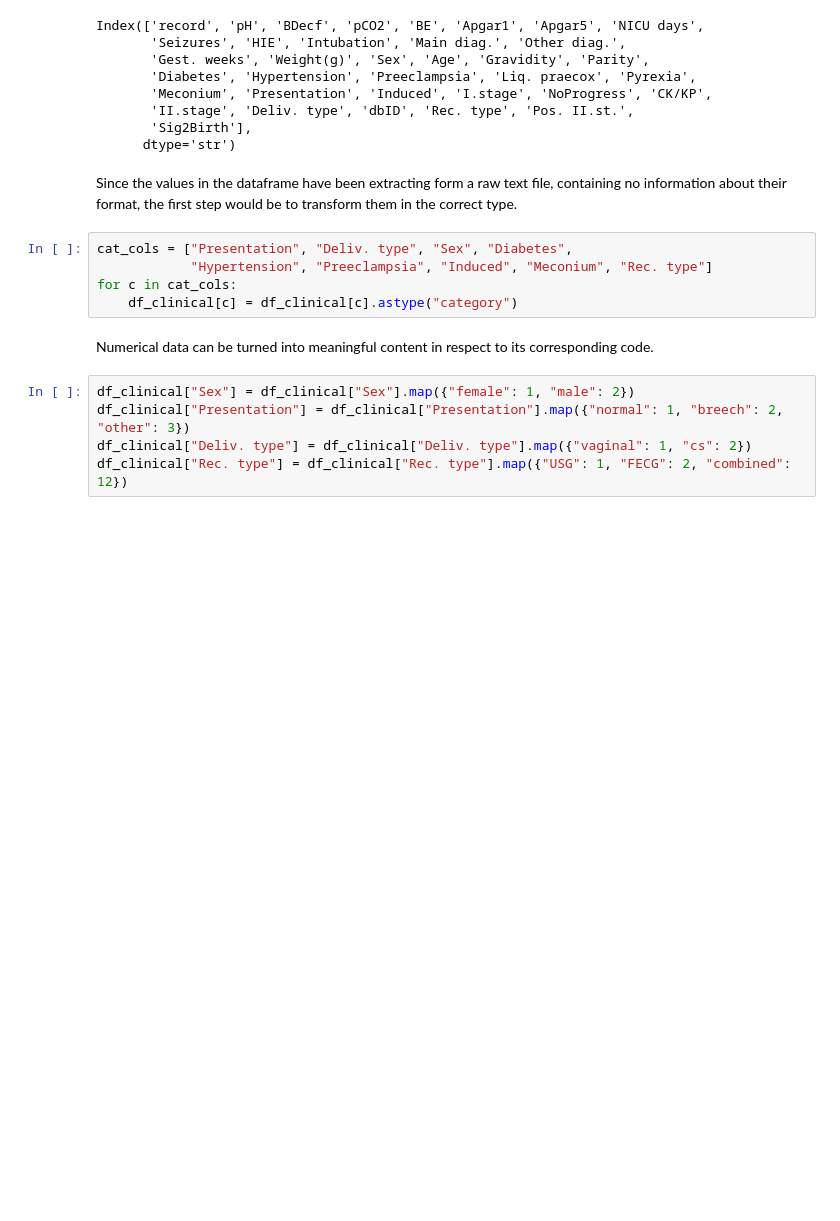
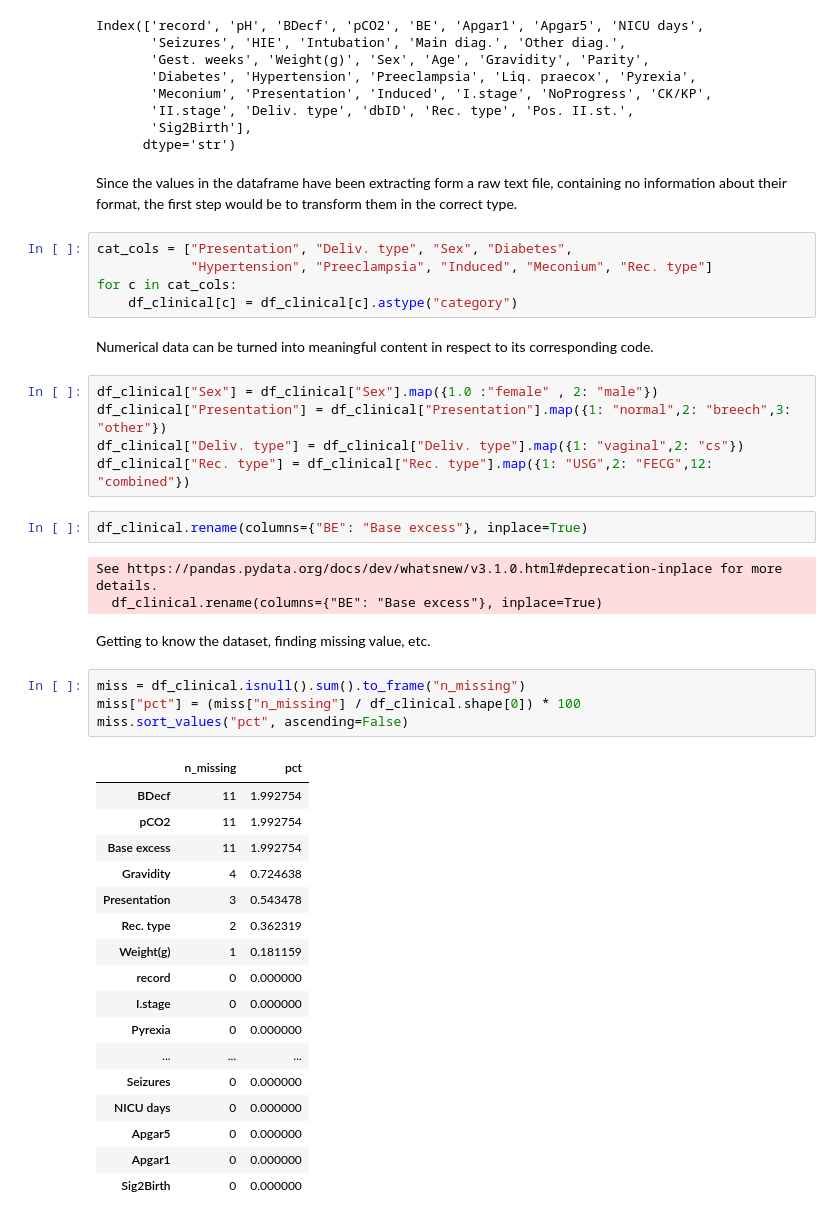
Before and after one commit to trnnstella/Fetal-health-analysis, a Jupyter notebook: fetal-health.ipynb, the cells around one changed output. Cells and saved outputs as stored; diff of their text form; blank space fills up the shorter version.

```diff
--- a/fetal-health.ipynb
+++ b/fetal-health.ipynb
@@ -73,7 +87,36 @@ for c in cat_cols:
 # %% [markdown]
 Numerical data can be turned into meaningful content in respect to its corresponding code.
 # %%
-df_clinical["Sex"] = df_clinical["Sex"].map({"female": 1, "male": 2})
-df_clinical["Presentation"] = df_clinical["Presentation"].map({"normal": 1, "breech": 2, "other": 3})
-df_clinical["Deliv. type"] = df_clinical["Deliv. type"].map({"vaginal": 1, "cs": 2})
-df_clinical["Rec. type"] = df_clinical["Rec. type"].map({"USG": 1, "FECG": 2, "combined": 12})
+df_clinical["Sex"] = df_clinical["Sex"].map({1.0 :"female" , 2: "male"})
+df_clinical["Presentation"] = df_clinical["Presentation"].map({1: "normal",2: "breech",3: "other"})
+df_clinical["Deliv. type"] = df_clinical["Deliv. type"].map({1: "vaginal",2: "cs"})
+df_clinical["Rec. type"] = df_clinical["Rec. type"].map({1: "USG",2: "FECG",12: "combined"})
+# %%
+df_clinical.rename(columns={"BE": "Base excess"}, inplace=True)
+# %% [output]
+See https://pandas.pydata.org/docs/dev/whatsnew/v3.1.0.html#deprecation-inplace for more details.
+  df_clinical.rename(columns={"BE": "Base excess"}, inplace=True)
+# %% [markdown]
+Getting to know the dataset, finding missing value, etc.
+# %%
+miss = df_clinical.isnull().sum().to_frame("n_missing")
+miss["pct"] = (miss["n_missing"] / df_clinical.shape[0]) * 100
+miss.sort_values("pct", ascending=False)
+# %% [output]
+|  | n_missing | pct |
+| BDecf | 11 | 1.992754 |
+| pCO2 | 11 | 1.992754 |
+| Base excess | 11 | 1.992754 |
+| Gravidity | 4 | 0.724638 |
+| Presentation | 3 | 0.543478 |
+| Rec. type | 2 | 0.362319 |
+| Weight(g) | 1 | 0.181159 |
+| record | 0 | 0.000000 |
+| I.stage | 0 | 0.000000 |
+| Pyrexia | 0 | 0.000000 |
+| ... | ... | ... |
+| Seizures | 0 | 0.000000 |
+| NICU days | 0 | 0.000000 |
+| Apgar5 | 0 | 0.000000 |
+| Apgar1 | 0 | 0.000000 |
+| Sig2Birth | 0 | 0.000000 |
```
Also changed, not shown: parts of 8 cells of this notebook.
